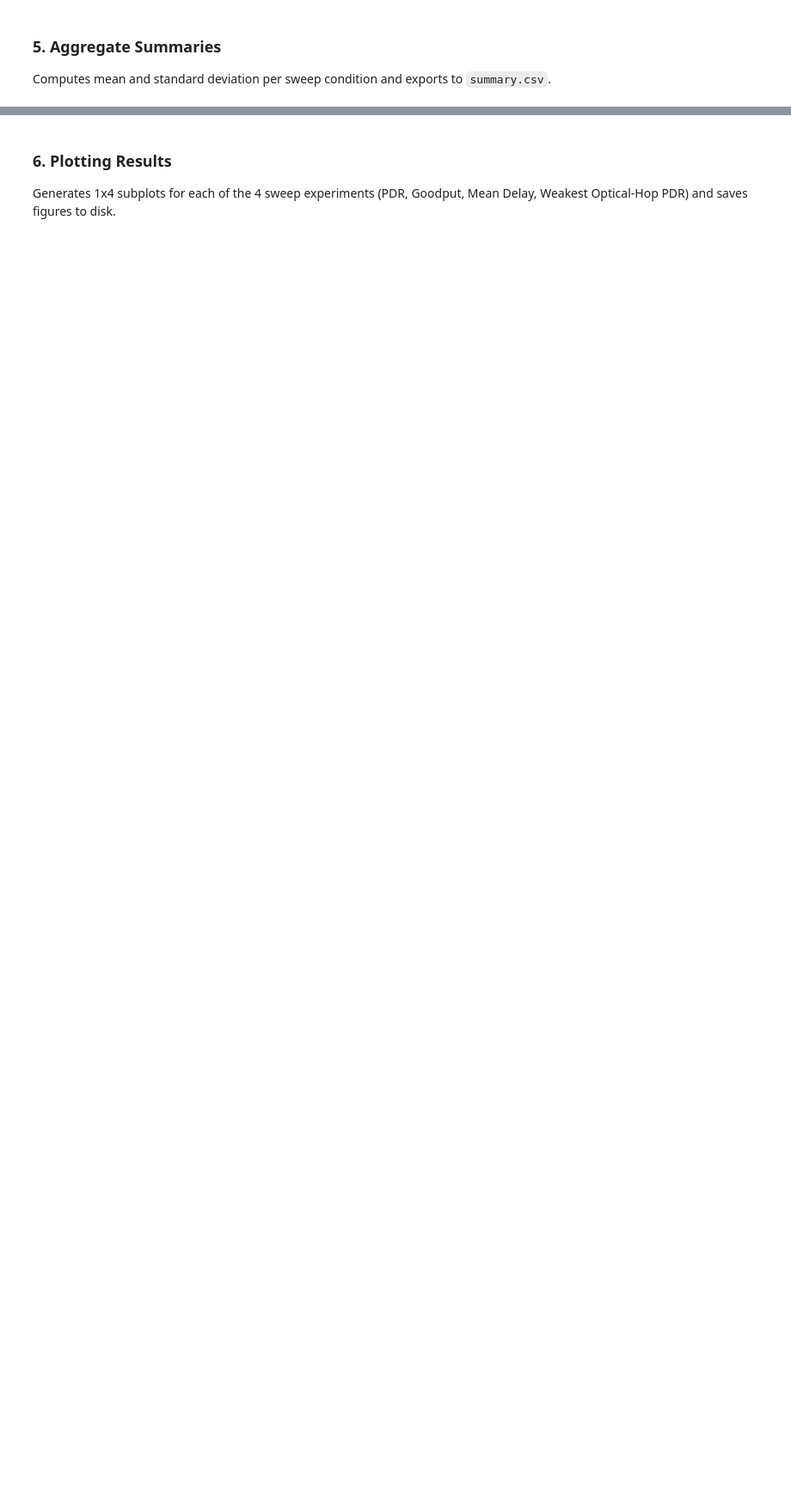
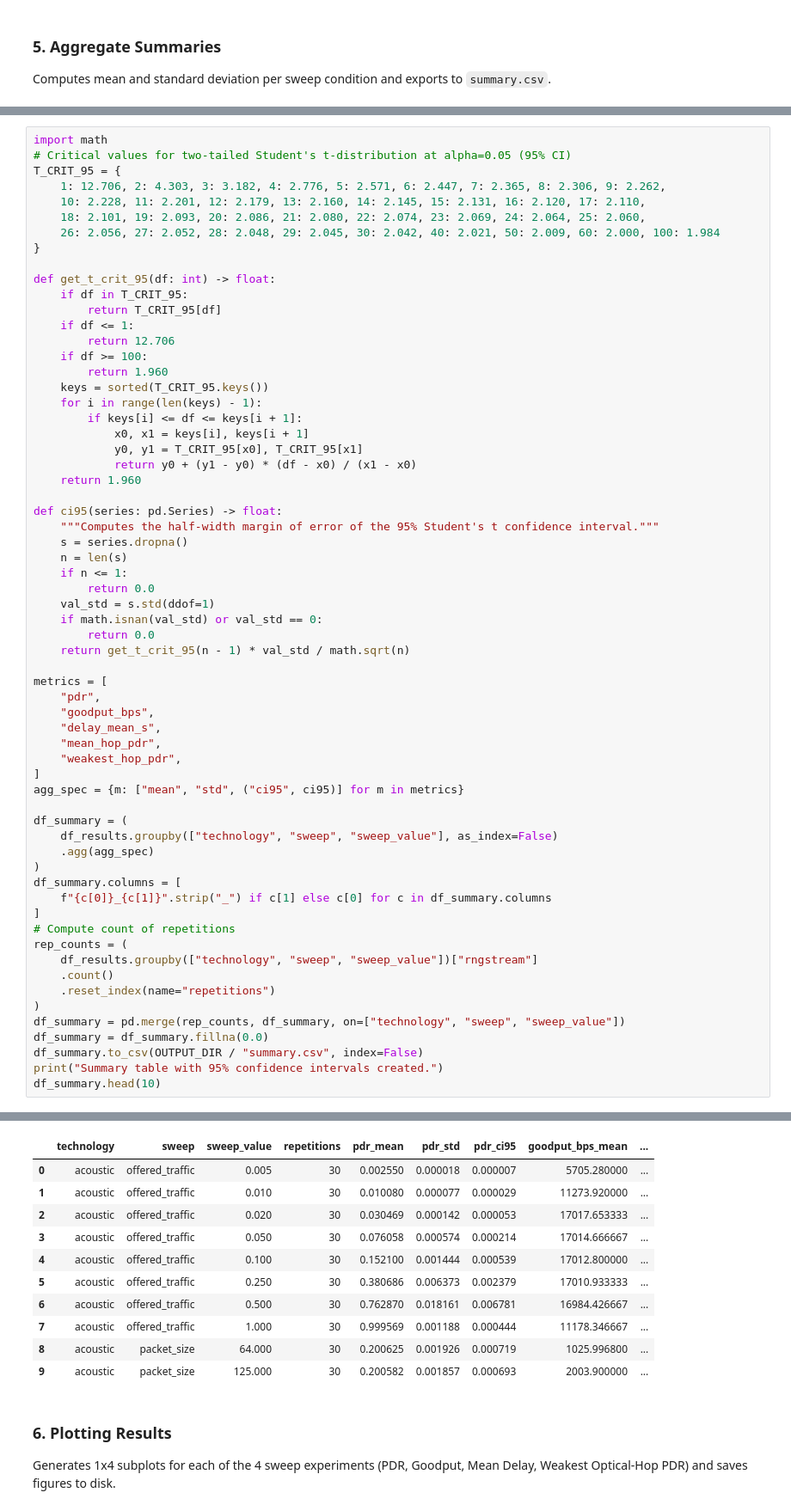
Before and after one commit to pie-trab/DESERT_Underwater, a Jupyter notebook: DESERT_Framework/DESERT/samples/desert_samples/Channel/Optical/acoustic_vs_multihop_optical_full_sweeps.ipynb, the cells around one changed output, grey strips where cells are left out. Shown at 86% size. Drawn from its saved outputs; the diff is of its cells as text; blank space fills up the shorter version.

```diff
--- a/DESERT_Framework/DESERT/samples/desert_samples/Channel/Optical/acoustic_vs_multihop_optical_full_sweeps.ipynb
+++ b/DESERT_Framework/DESERT/samples/desert_samples/Channel/Optical/acoustic_vs_multihop_optical_full_sweeps.ipynb
@@ -368,0 +313,64 @@ Summary table created.
+# %%
+import math
+# Critical values for two-tailed Student's t-distribution at alpha=0.05 (95% CI)
+T_CRIT_95 = {
+    1: 12.706, 2: 4.303, 3: 3.182, 4: 2.776, 5: 2.571, 6: 2.447, 7: 2.365, 8: 2.306, 9: 2.262,
+    10: 2.228, 11: 2.201, 12: 2.179, 13: 2.160, 14: 2.145, 15: 2.131, 16: 2.120, 17: 2.110,
+    18: 2.101, 19: 2.093, 20: 2.086, 21: 2.080, 22: 2.074, 23: 2.069, 24: 2.064, 25: 2.060,
+    26: 2.056, 27: 2.052, 28: 2.048, 29: 2.045, 30: 2.042, 40: 2.021, 50: 2.009, 60: 2.000, 100: 1.984
+}
+
+def get_t_crit_95(df: int) -> float:
+    if df in T_CRIT_95:
+        return T_CRIT_95[df]
+    if df <= 1:
+        return 12.706
+    if df >= 100:
+        return 1.960
+    keys = sorted(T_CRIT_95.keys())
+    for i in range(len(keys) - 1):
+        if keys[i] <= df <= keys[i + 1]:
+            x0, x1 = keys[i], keys[i + 1]
+            y0, y1 = T_CRIT_95[x0], T_CRIT_95[x1]
+            return y0 + (y1 - y0) * (df - x0) / (x1 - x0)
+    return 1.960
+
+def ci95(series: pd.Series) -> float:
+    """Computes the half-width margin of error of the 95% Student's t confidence interval."""
+    s = series.dropna()
+    n = len(s)
+    if n <= 1:
+        return 0.0
+    val_std = s.std(ddof=1)
+    if math.isnan(val_std) or val_std == 0:
+        return 0.0
+    return get_t_crit_95(n - 1) * val_std / math.sqrt(n)
+
+metrics = [
+    "pdr",
+    "goodput_bps",
+    "delay_mean_s",
+    "mean_hop_pdr",
+    "weakest_hop_pdr",
+]
+agg_spec = {m: ["mean", "std", ("ci95", ci95)] for m in metrics}
+
+df_summary = (
+    df_results.groupby(["technology", "sweep", "sweep_value"], as_index=False)
+    .agg(agg_spec)
+)
+df_summary.columns = [
+    f"{c[0]}_{c[1]}".strip("_") if c[1] else c[0] for c in df_summary.columns
+]
+# Compute count of repetitions
+rep_counts = (
+    df_results.groupby(["technology", "sweep", "sweep_value"])["rngstream"]
+    .count()
+    .reset_index(name="repetitions")
+)
+df_summary = pd.merge(rep_counts, df_summary, on=["technology", "sweep", "sweep_value"])
+df_summary = df_summary.fillna(0.0)
+df_summary.to_csv(OUTPUT_DIR / "summary.csv", index=False)
+print("Summary table with 95% confidence intervals created.")
+df_summary.head(10)
+# %% [output]
@@ -369,3 +378,14 @@ Summary table created.
+|  | technology | sweep | sweep_value | repetitions | pdr_mean | pdr_std | pdr_ci95 | goodput_bps_mean | ... |
+| 0 | acoustic | offered_traffic | 0.005 | 30 | 0.002550 | 0.000018 | 0.000007 | 5705.280000 | ... |
+| 1 | acoustic | offered_traffic | 0.010 | 30 | 0.010080 | 0.000077 | 0.000029 | 11273.920000 | ... |
+| 2 | acoustic | offered_traffic | 0.020 | 30 | 0.030469 | 0.000142 | 0.000053 | 17017.653333 | ... |
+| 3 | acoustic | offered_traffic | 0.050 | 30 | 0.076058 | 0.000574 | 0.000214 | 17014.666667 | ... |
+| 4 | acoustic | offered_traffic | 0.100 | 30 | 0.152100 | 0.001444 | 0.000539 | 17012.800000 | ... |
+| 5 | acoustic | offered_traffic | 0.250 | 30 | 0.380686 | 0.006373 | 0.002379 | 17010.933333 | ... |
+| 6 | acoustic | offered_traffic | 0.500 | 30 | 0.762870 | 0.018161 | 0.006781 | 16984.426667 | ... |
+| 7 | acoustic | offered_traffic | 1.000 | 30 | 0.999569 | 0.001188 | 0.000444 | 11178.346667 | ... |
+| 8 | acoustic | packet_size | 64.000 | 30 | 0.200625 | 0.001926 | 0.000719 | 1025.996800 | ... |
+| 9 | acoustic | packet_size | 125.000 | 30 | 0.200582 | 0.001857 | 0.000693 | 2003.900000 | ... |
 # %% [markdown]
 ### 6. Plotting Results
 Generates 1x4 subplots for each of the 4 sweep experiments (PDR, Goodput, Mean Delay, Weakest Optical-Hop PDR) and saves figures to disk.
```
Also changed, not shown: parts of 10 cells of this notebook, 4 other files.
